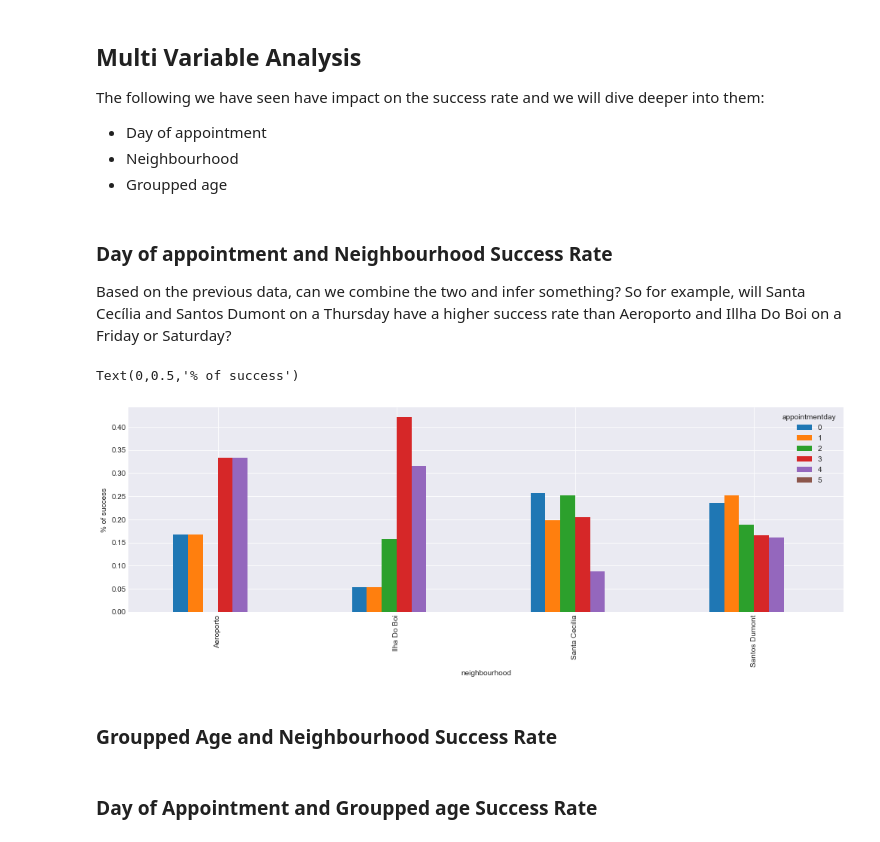
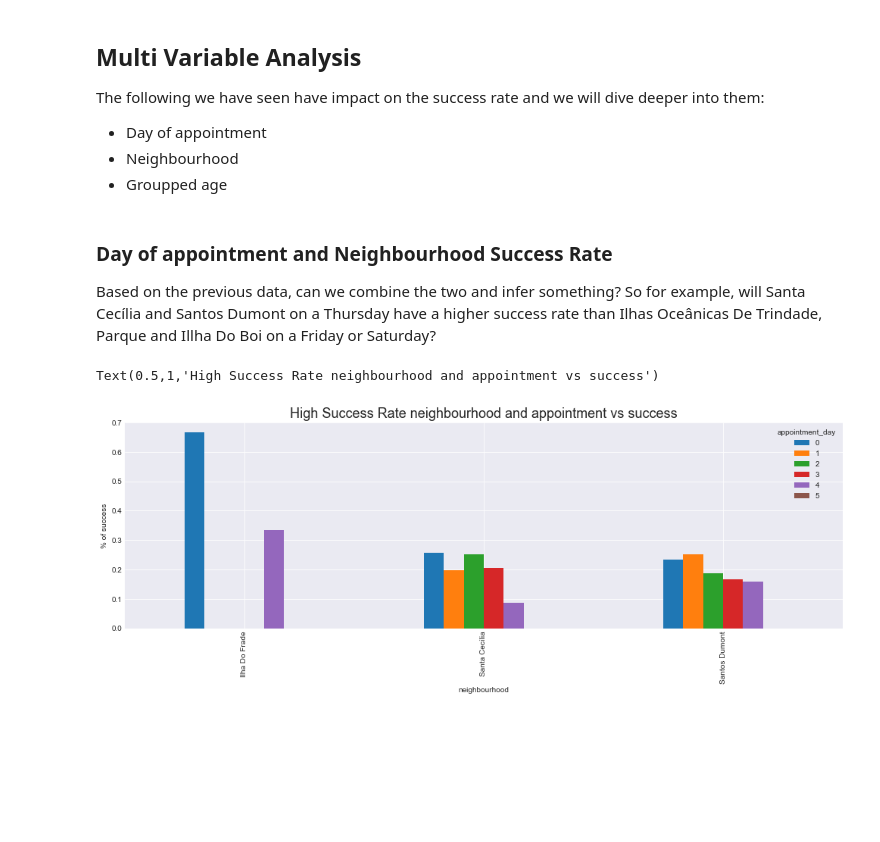
Before and after one commit to tongnk/udacity, a Jupyter notebook: Report.ipynb, the cells around one changed output. Cells and saved outputs as stored; diff of their text form; code cells hidden in the pictures; blank space fills up the shorter version.

```diff
--- a/Report.ipynb
+++ b/Report.ipynb
@@ -452,3 +477,4 @@ We want to see if any of the following exists:
 # %%
-df['appointmentday'] = pd.to_datetime(df['appointmentday'])
+# Convert the appointmentday and shceduled_day
+df['appointment_day'] = pd.to_datetime(df['appointment_day'])
 df['scheduled_day'] = pd.to_datetime(df['scheduled_day'])
@@ -473,4 +508,4 @@ We don't have a lot of data here and it looks roughly the same so we're going to
 
 ### Difference in appointment and schedule vs success
 # %%
-df['difference'] = df['appointmentday'].dt.date - df['scheduled_day'].dt.date
+df['difference'] = df['appointment_day'].dt.date - df['scheduled_day'].dt.date
@@ -526,26 +602,23 @@ The following we have seen have impact on the success rate and we will dive deep
 success = df[df['success'] == 1].copy()
 # %% [markdown]
 ### Day of appointment and Neighbourhood Success Rate
-Based on the previous data, can we combine the two and infer something? So for example, will Santa Cecília and Santos Dumont on a Thursday have a higher success rate than Aeroporto and Illha Do Boi on a Friday or Saturday?
+Based on the previous data, can we combine the two and infer something? So for example, will Santa Cecília and Santos Dumont on a Thursday have a higher success rate than Ilhas Oceânicas De Trindade, Parque and Illha Do Boi on a Friday or Saturday?
 # %%
-a1 = success.groupby(['neighbourhood', success.appointmentday.dt.dayofweek]).count()['patient_id']
+a1 = success.groupby(['neighbourhood', success.appointment_day.dt.dayofweek]).count()['patient_id']
 a1 = a1.unstack(level = 1)
-a1
+
 a1.fillna(0, inplace = True)
 a1['total'] = a1[0] + a1[1] + a1[2] + a1[3] + a1[4] + a1[5]
 
 for column in a1:
     a1[column] = a1[column] / a1['total']
 
 a1.drop('total', inplace = True, axis = 1)
 
+a1[a1.index.isin(['Santa Cecília', 'Santos Dumont', 'Ilhas Oceânicas De Trindade', 'Ilha Do Frade'])].plot.bar(figsize = (17, 5))
+plt.ylabel('% of success')
 
-a1[a1.index.isin(['Santa Cecília', 'Santos Dumont', 'Ilha Do Boi', 'Aeroporto'])].plot.bar(figsize = (17, 5))
-plt.ylabel('% of success')
+plt.title("High Success Rate neighbourhood and appointment vs success", fontsize=18)
 # %% [output]
-Text(0,0.5,'% of success')
+Text(0.5,1,'High Success Rate neighbourhood and appointment vs success')
-[figure, old version]
+[figure, new version]
-# %% [markdown]
-### Groupped Age and Neighbourhood Success Rate
-# %% [markdown]
-### Day of Appointment and Groupped age Success Rate
```
Also changed, not shown: parts of 53 cells of this notebook.
